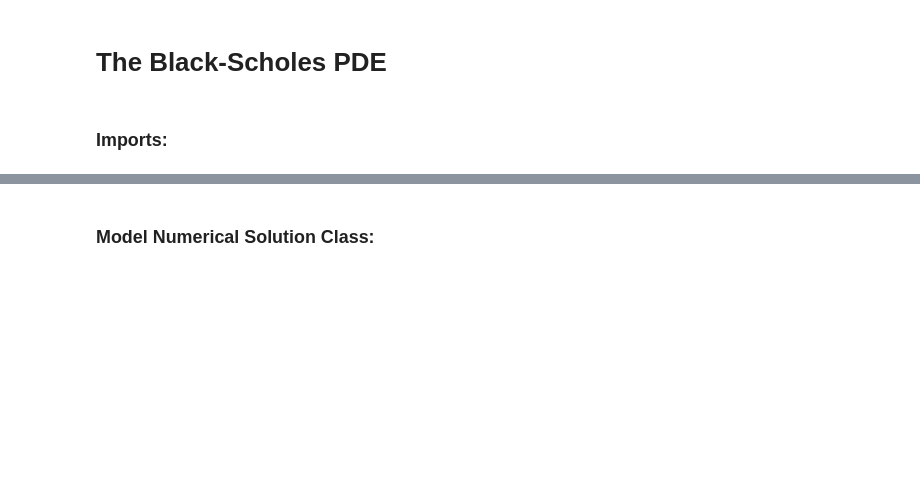
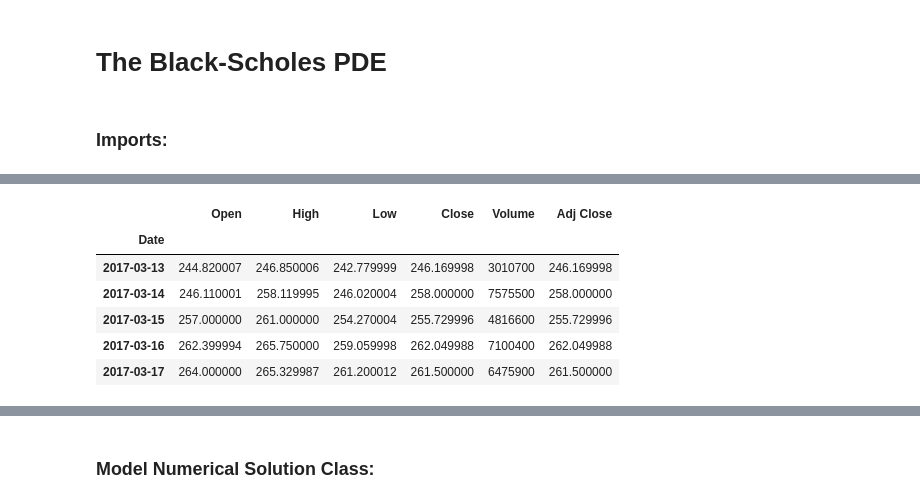
Before and after one commit to KareemElozeiri/Black-Scholes-Analysis, a Jupyter notebook: model.ipynb, the cells around one changed output, grey strips where cells are left out. Cells and saved outputs as stored; diff of their text form; code cells hidden in the pictures; blank space fills up the shorter version.

```diff
--- a/model.ipynb
+++ b/model.ipynb
@@ -19,0 +35,10 @@ sympy.init_printing()
+# %%
+df.tail()
+# %% [output]
+|  | Open | High | Low | Close | Volume | Adj Close |
+| Date |  |  |  |  |  |  |
+| 2017-03-13 | 244.820007 | 246.850006 | 242.779999 | 246.169998 | 3010700 | 246.169998 |
+| 2017-03-14 | 246.110001 | 258.119995 | 246.020004 | 258.000000 | 7575500 | 258.000000 |
+| 2017-03-15 | 257.000000 | 261.000000 | 254.270004 | 255.729996 | 4816600 | 255.729996 |
+| 2017-03-16 | 262.399994 | 265.750000 | 259.059998 | 262.049988 | 7100400 | 262.049988 |
+| 2017-03-17 | 264.000000 | 265.329987 | 261.200012 | 261.500000 | 6475900 | 261.500000 |
```
Also changed, not shown: parts of 21 cells of this notebook.
